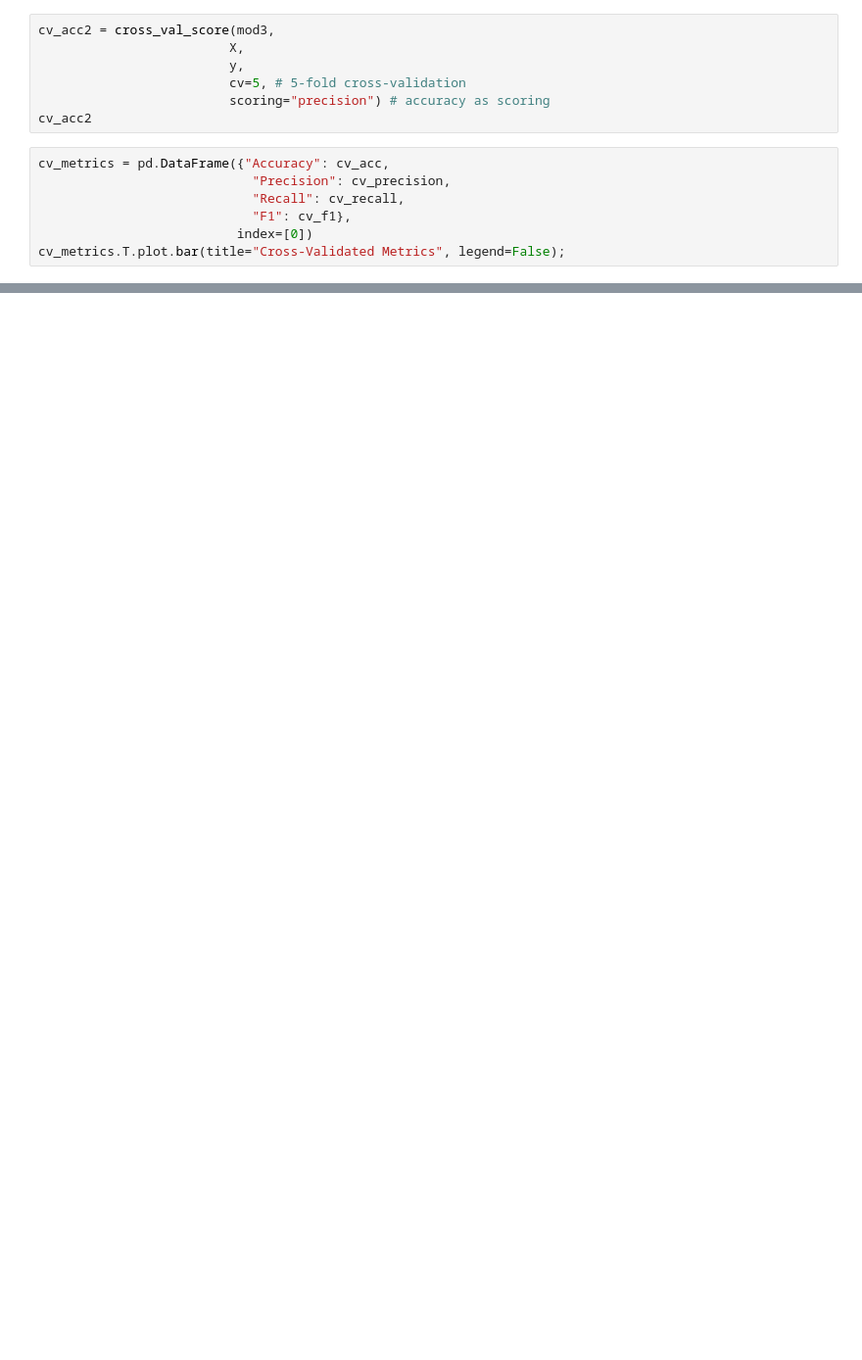
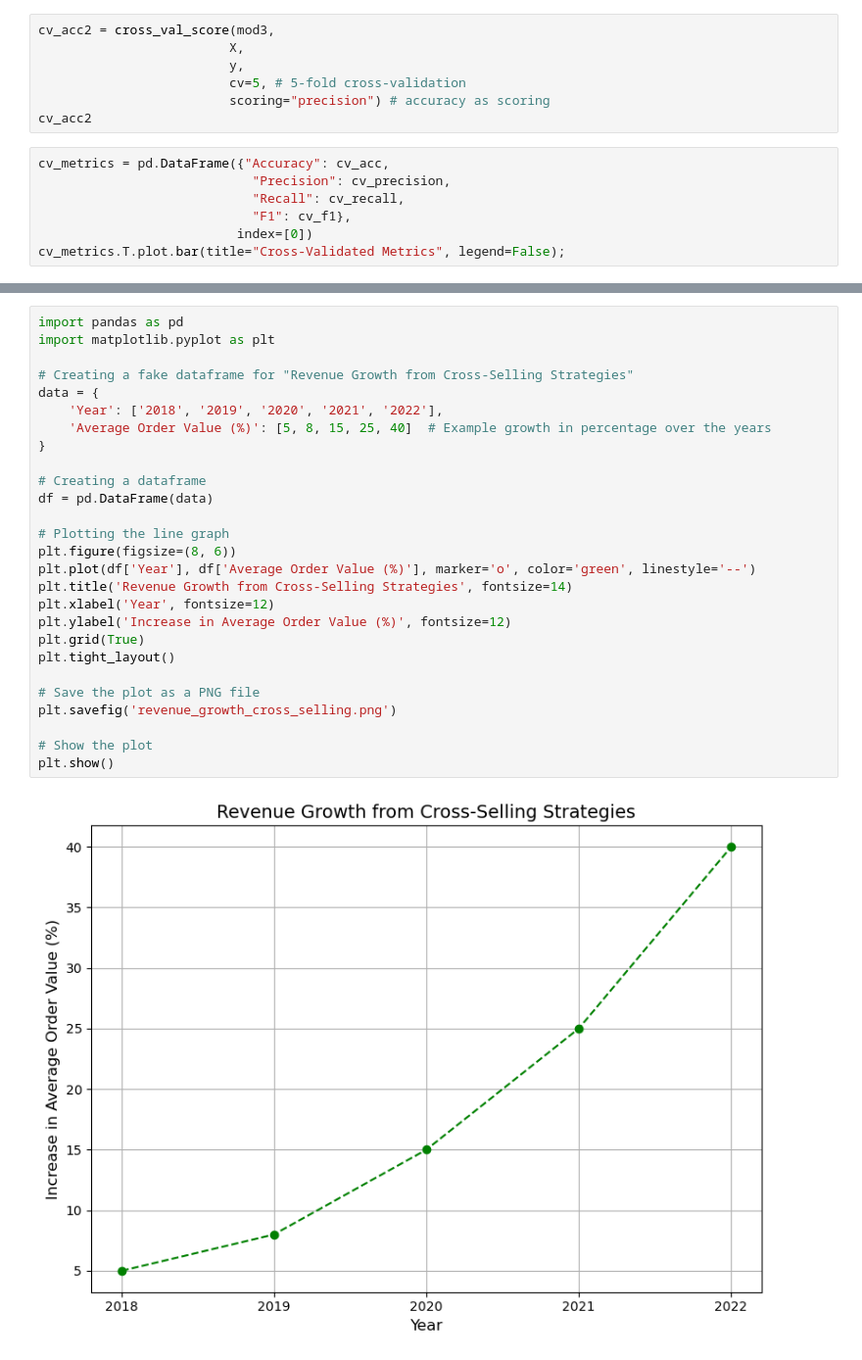
Before and after one commit to Rakkshith14/CreditCard-Fraud-Detection, a Jupyter notebook: ccfraud-model.ipynb, the cells around one changed output, grey strips where cells are left out. Shown at 98% size. Cells and saved outputs as stored; diff of their text form; blank space fills up the shorter version.

```diff
--- a/ccfraud-model.ipynb
+++ b/ccfraud-model.ipynb
@@ -782,0 +835,29 @@ cv_metrics.T.plot.bar(title="Cross-Validated Metrics", legend=False);
+# %%
+import pandas as pd
+import matplotlib.pyplot as plt
+
+# Creating a fake dataframe for "Revenue Growth from Cross-Selling Strategies"
+data = {
+    'Year': ['2018', '2019', '2020', '2021', '2022'],
+    'Average Order Value (%)': [5, 8, 15, 25, 40]  # Example growth in percentage over the years
+}
+
+# Creating a dataframe
+df = pd.DataFrame(data)
+
+# Plotting the line graph
+plt.figure(figsize=(8, 6))
+plt.plot(df['Year'], df['Average Order Value (%)'], marker='o', color='green', linestyle='--')
+plt.title('Revenue Growth from Cross-Selling Strategies', fontsize=14)
+plt.xlabel('Year', fontsize=12)
+plt.ylabel('Increase in Average Order Value (%)', fontsize=12)
+plt.grid(True)
+plt.tight_layout()
+
+# Save the plot as a PNG file
+plt.savefig('revenue_growth_cross_selling.png')
+
+# Show the plot
+plt.show()
+# %% [output]
+[figure, added]
```
Also changed, not shown: parts of 15 cells of this notebook, 1 other file.
